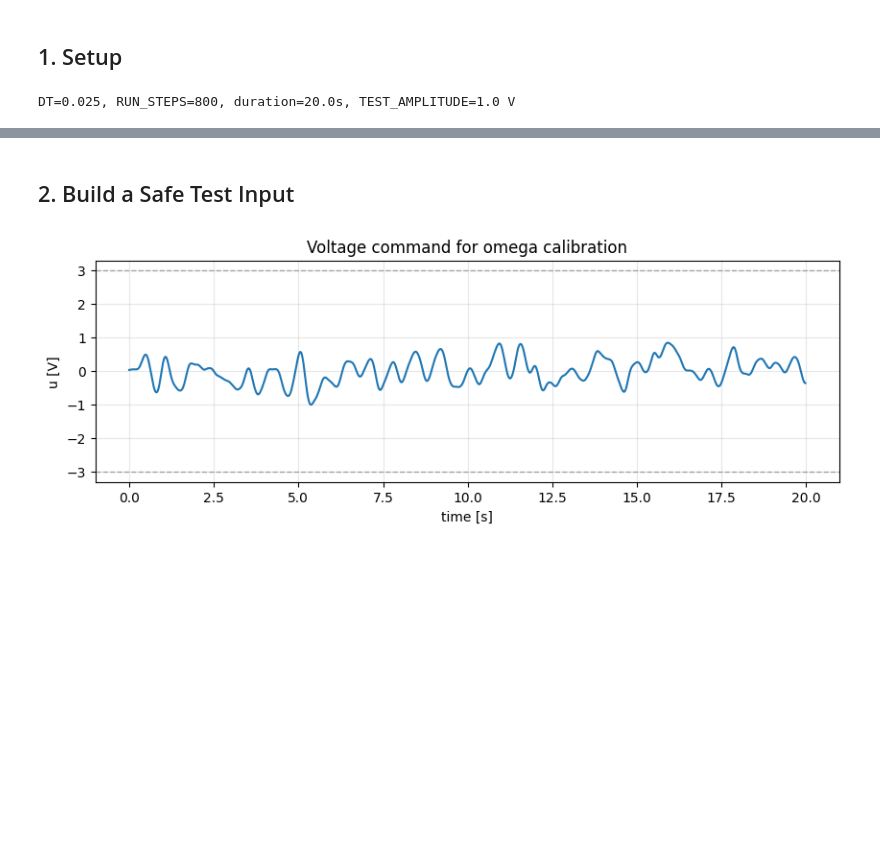
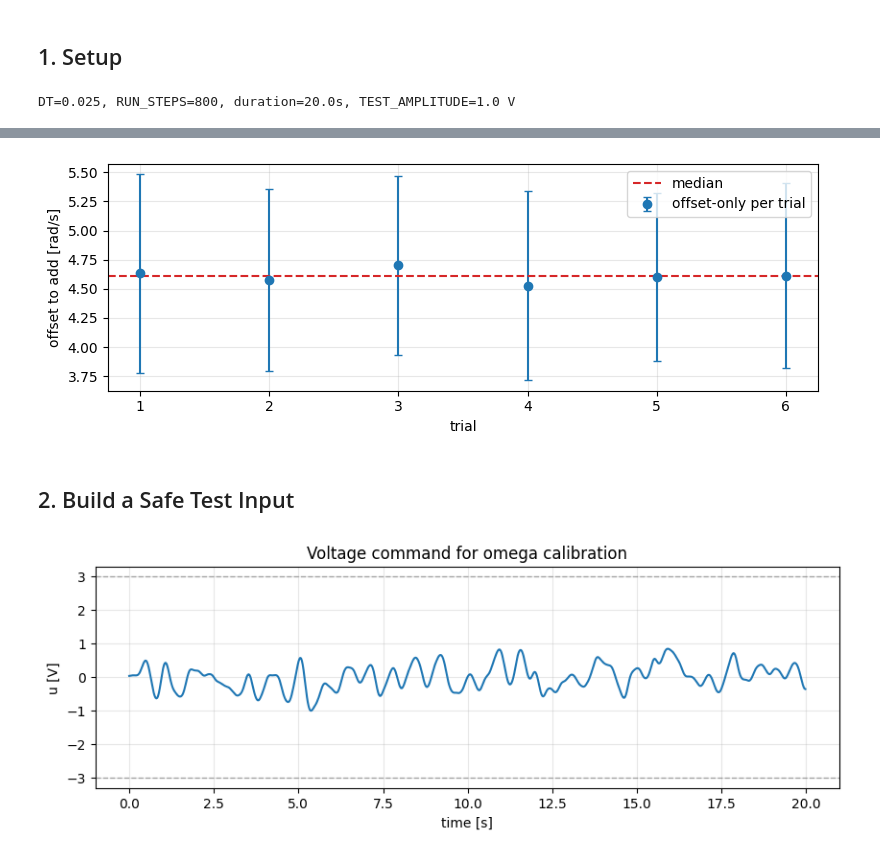
Before and after one commit to SpyrosAnog/ML-for-control-systems-Pendulum, a Jupyter notebook: gym-unbalanced-disk-master/gym_unbalanced_disk/examples-connect-to-exp/omega_calibration_and_real_actor_critic.ipynb, the cells around one changed output, grey strips where cells are left out. Cells and saved outputs as stored; diff of their text form; code cells hidden in the pictures; blank space fills up the shorter version.

```diff
--- a/gym-unbalanced-disk-master/gym_unbalanced_disk/examples-connect-to-exp/omega_calibration_and_real_actor_critic.ipynb
+++ b/gym-unbalanced-disk-master/gym_unbalanced_disk/examples-connect-to-exp/omega_calibration_and_real_actor_critic.ipynb
@@ -134,0 +47,89 @@ else:
+# %%
+# Set True in the lab when the pendulum is physically still.
+RUN_STATIONARY_OFFSET_TEST = True
+
+STATIONARY_TRIALS = 6
+STATIONARY_SECONDS = 6.0
+STATIONARY_STEPS = int(STATIONARY_SECONDS / DT)
+STATIONARY_SETTLE_STEPS = 10
+
+stationary_offsets = []
+stationary_means = []
+stationary_stds = []
+stationary_theta_drifts = []
+
+if RUN_STATIONARY_OFFSET_TEST:
+    env = gym_unbalanced_disk.UnbalancedDisk_exp(dt=DT, umax=UMAX)
+    try:
+        for trial in range(STATIONARY_TRIALS):
+            obs, info = env.reset()
+            for _ in range(STATIONARY_SETTLE_STEPS):
+                obs, *_ = env.step(0.0)
+
+            theta_trial = []
+            omega_trial = []
+            for _ in range(STATIONARY_STEPS):
+                theta_trial.append(float(obs[0]))
+                omega_trial.append(float(obs[1]))
+                obs, *_ = env.step(0.0)
+
+            theta_trial = np.asarray(theta_trial)
+            omega_trial = np.asarray(omega_trial)
+            raw_mean = float(np.mean(omega_trial))
+            raw_std = float(np.std(omega_trial))
+            theta_drift = float(theta_trial[-1] - theta_trial[0]) if len(theta_trial) else np.nan
+            offset_only = -raw_mean
+
+            stationary_means.append(raw_mean)
+            stationary_stds.append(raw_std)
+            stationary_theta_drifts.append(theta_drift)
+            stationary_offsets.append(offset_only)
+
+            print(
+                f'trial {trial + 1:02d}: mean raw omega={raw_mean:+.4f} rad/s, '
+                f'offset-only={offset_only:+.4f}, std={raw_std:.4f}, '
+                f'theta drift={theta_drift:+.4f} rad'
+            )
+    finally:
+        try:
+            env.step(0.0)
+        finally:
+            env.close()
+
+    stationary_offsets = np.asarray(stationary_offsets)
+    stationary_means = np.asarray(stationary_means)
+    stationary_stds = np.asarray(stationary_stds)
+    stationary_theta_drifts = np.asarray(stationary_theta_drifts)
+
+    STATIONARY_OFFSET_ONLY = float(np.median(stationary_offsets))
+    STATIONARY_OFFSET_SPREAD = float(
+        1.4826 * np.median(np.abs(stationary_offsets - STATIONARY_OFFSET_ONLY))
+    )
+
+    print('\nStationary offset summary')
+    print(
+        f'  recommended offset-only correction: '
+        f'omega_corrected = omega_raw + {STATIONARY_OFFSET_ONLY:+.6f}'
+    )
+    print(f'  robust trial-to-trial spread:       {STATIONARY_OFFSET_SPREAD:.6f} rad/s')
+    print(f'  mean within-trial raw omega std:    {float(np.mean(stationary_stds)):.6f} rad/s')
+
+    plt.figure(figsize=(8, 3))
+    plt.errorbar(
+        np.arange(1, len(stationary_offsets) + 1),
+        stationary_offsets,
+        yerr=stationary_stds,
+        fmt='o',
+        capsize=3,
+        label='offset-only per trial',
+    )
+    plt.axhline(STATIONARY_OFFSET_ONLY, color='tab:red', ls='--', label='median')
+    plt.xlabel('trial')
+    plt.ylabel('offset to add [rad/s]')
+    plt.grid(alpha=0.3)
+    plt.legend()
+    plt.tight_layout()
+    plt.show()
+else:
+    print('Stationary offset test skipped. Set RUN_STATIONARY_OFFSET_TEST = True in the lab to run it.')
+# %% [output]
@@ -135,3 +151,4 @@ else:
+[figure, added]
 # %% [markdown]
 ## 2. Build a Safe Test Input
 # %%
```
Also changed, not shown: parts of 16 cells of this notebook, 16 other files.
